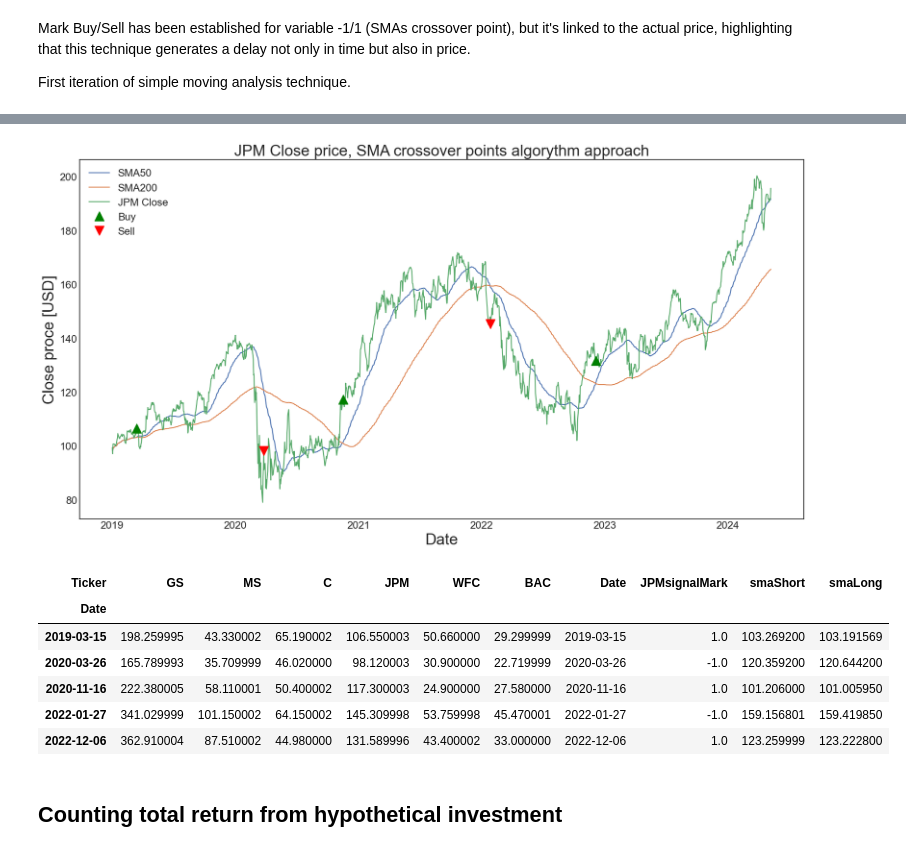
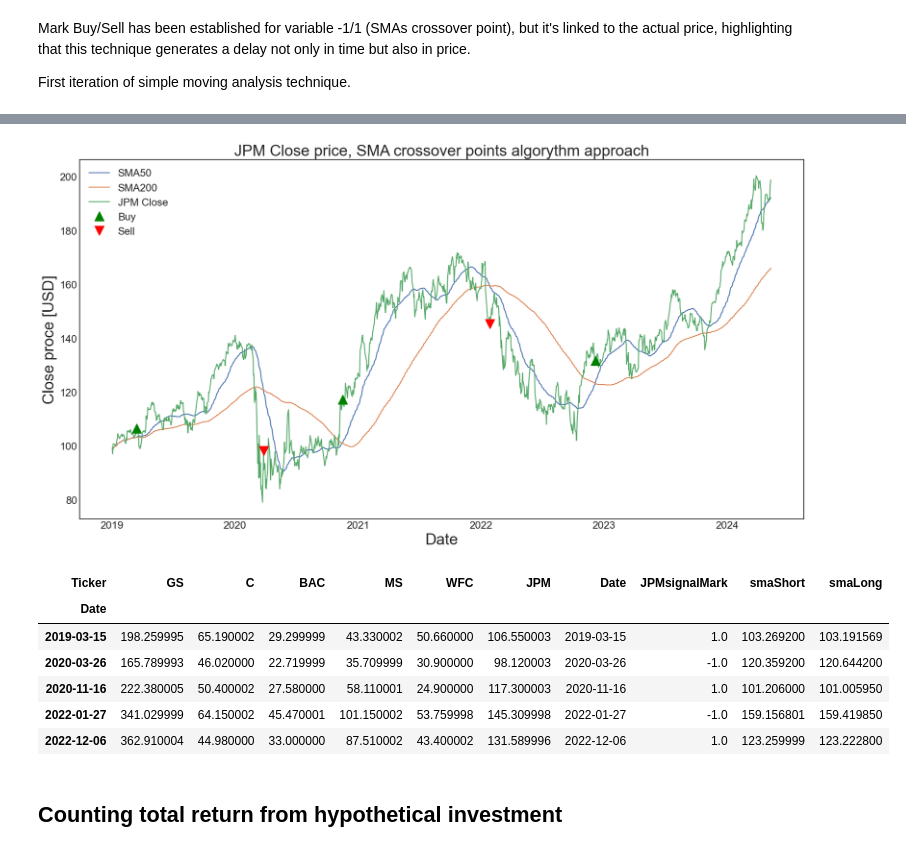
Before and after one commit to michaljaniga/DA-and-ML-jupyter-notebooks, a Jupyter notebook: financial_eda_SMA_EMA_algo_trade.ipynb, the cells around one changed output, grey strips where cells are left out. Cells and saved outputs as stored; diff of their text form; code cells hidden in the pictures.

```diff
--- a/financial_eda_SMA_EMA_algo_trade.ipynb
+++ b/financial_eda_SMA_EMA_algo_trade.ipynb
@@ -281,30 +281,31 @@ plt.style.use('seaborn-v0_8-white')
 # %%
 plt.figure(figsize=(20,10))
 
 plt.plot(dfCloseSMA.index, dfCloseSMA['smaShort'],label=shortWindowLabel)
 plt.plot(dfCloseSMA.index, dfCloseSMA['smaLong'],label=longWindowLabel)
 plt.plot(dfCloseSMA.index, dfCloseSMA['JPM'],label='JPM Close')
 
 plt.plot(dfCloseSMA.loc[dfCloseSMA['JPMsignalMark'] == 1].index, dfCloseSMA['JPM'].loc[dfCloseSMA['JPMsignalMark'] == 1], '^', color='green', markersize=15, label='Buy', lw=6)
 plt.plot(dfCloseSMA.loc[dfCloseSMA['JPMsignalMark'] == -1].index, dfCloseSMA['JPM'].loc[dfCloseSMA['JPMsignalMark'] == -1], 'v', color='red', markersize=15, label='Sell', lw=6)
 
 plt.title('JPM Close price, SMA crossover points algorythm approach', fontsize=24)
 plt.xlabel('Date', fontsize=24)
-plt.ylabel('Close proce [USD]', fontsize=24)
+plt.ylabel('Close price [USD]', fontsize=24)
 plt.tick_params(labelsize=16)
 plt.legend(loc='upper left', fontsize='16')
 plt.show()
 
+# Transactions list
 (dfCloseSMA.loc[(dfCloseSMA['JPMsignalMark'] == 1) | (dfCloseSMA['JPMsignalMark'] == -1)])
 # %% [output]
 [figure]
-| Ticker | GS | MS | C | JPM | WFC | BAC | Date | JPMsignalMark | smaShort | smaLong |
+| Ticker | GS | C | BAC | MS | WFC | JPM | Date | JPMsignalMark | smaShort | smaLong |
 | Date |  |  |  |  |  |  |  |  |  |  |
-| 2019-03-15 | 198.259995 | 43.330002 | 65.190002 | 106.550003 | 50.660000 | 29.299999 | 2019-03-15 | 1.0 | 103.269200 | 103.191569 |
-| 2020-03-26 | 165.789993 | 35.709999 | 46.020000 | 98.120003 | 30.900000 | 22.719999 | 2020-03-26 | -1.0 | 120.359200 | 120.644200 |
-| 2020-11-16 | 222.380005 | 58.110001 | 50.400002 | 117.300003 | 24.900000 | 27.580000 | 2020-11-16 | 1.0 | 101.206000 | 101.005950 |
-| 2022-01-27 | 341.029999 | 101.150002 | 64.150002 | 145.309998 | 53.759998 | 45.470001 | 2022-01-27 | -1.0 | 159.156801 | 159.419850 |
-| 2022-12-06 | 362.910004 | 87.510002 | 44.980000 | 131.589996 | 43.400002 | 33.000000 | 2022-12-06 | 1.0 | 123.259999 | 123.222800 |
+| 2019-03-15 | 198.259995 | 65.190002 | 29.299999 | 43.330002 | 50.660000 | 106.550003 | 2019-03-15 | 1.0 | 103.269200 | 103.191569 |
+| 2020-03-26 | 165.789993 | 46.020000 | 22.719999 | 35.709999 | 30.900000 | 98.120003 | 2020-03-26 | -1.0 | 120.359200 | 120.644200 |
+| 2020-11-16 | 222.380005 | 50.400002 | 27.580000 | 58.110001 | 24.900000 | 117.300003 | 2020-11-16 | 1.0 | 101.206000 | 101.005950 |
+| 2022-01-27 | 341.029999 | 64.150002 | 45.470001 | 101.150002 | 53.759998 | 145.309998 | 2022-01-27 | -1.0 | 159.156801 | 159.419850 |
+| 2022-12-06 | 362.910004 | 44.980000 | 33.000000 | 87.510002 | 43.400002 | 131.589996 | 2022-12-06 | 1.0 | 123.259999 | 123.222800 |
 # %% [markdown]
 ## Counting total return from hypothetical investment
 # %%
```
Also changed, not shown: parts of 23 cells of this notebook.
